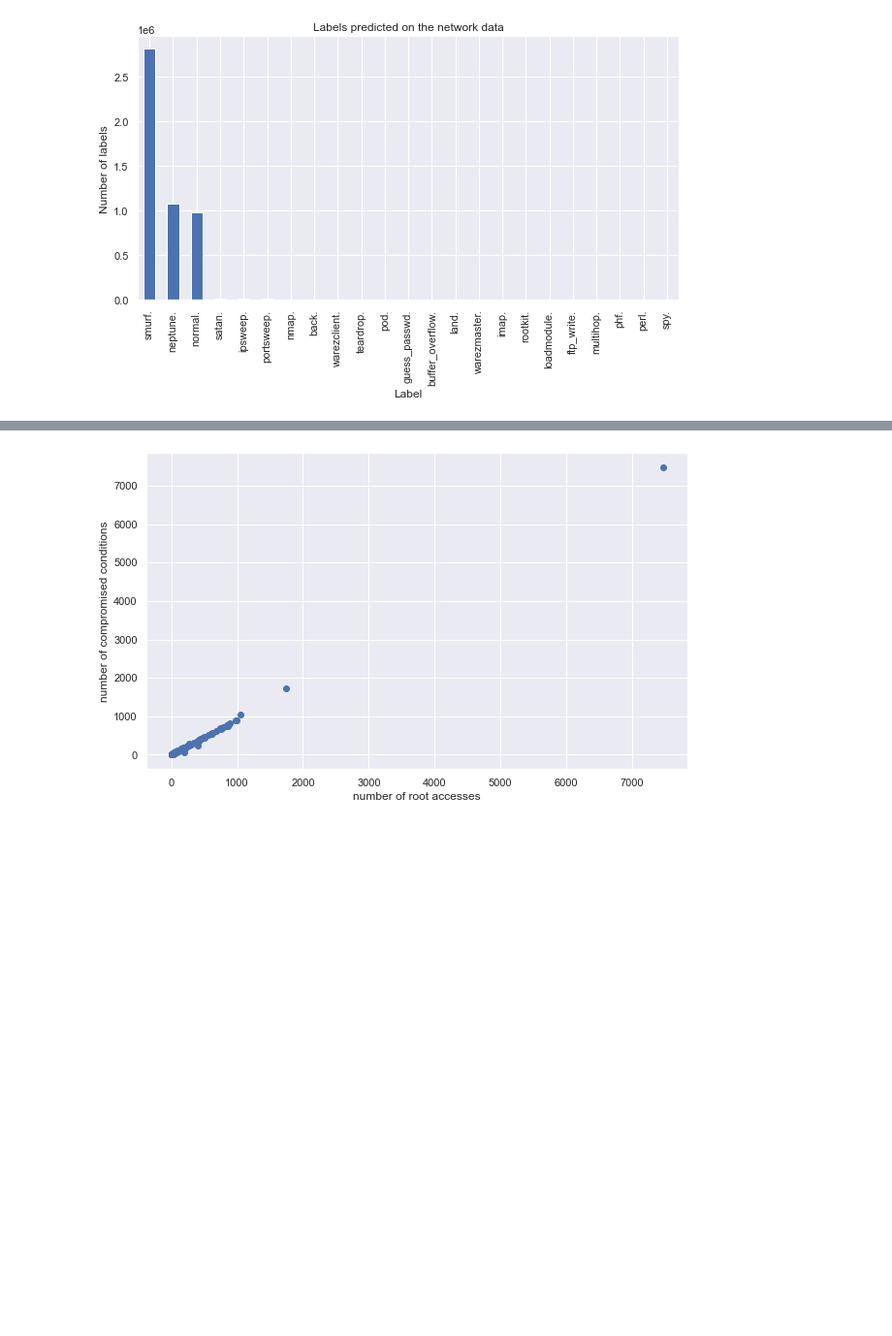
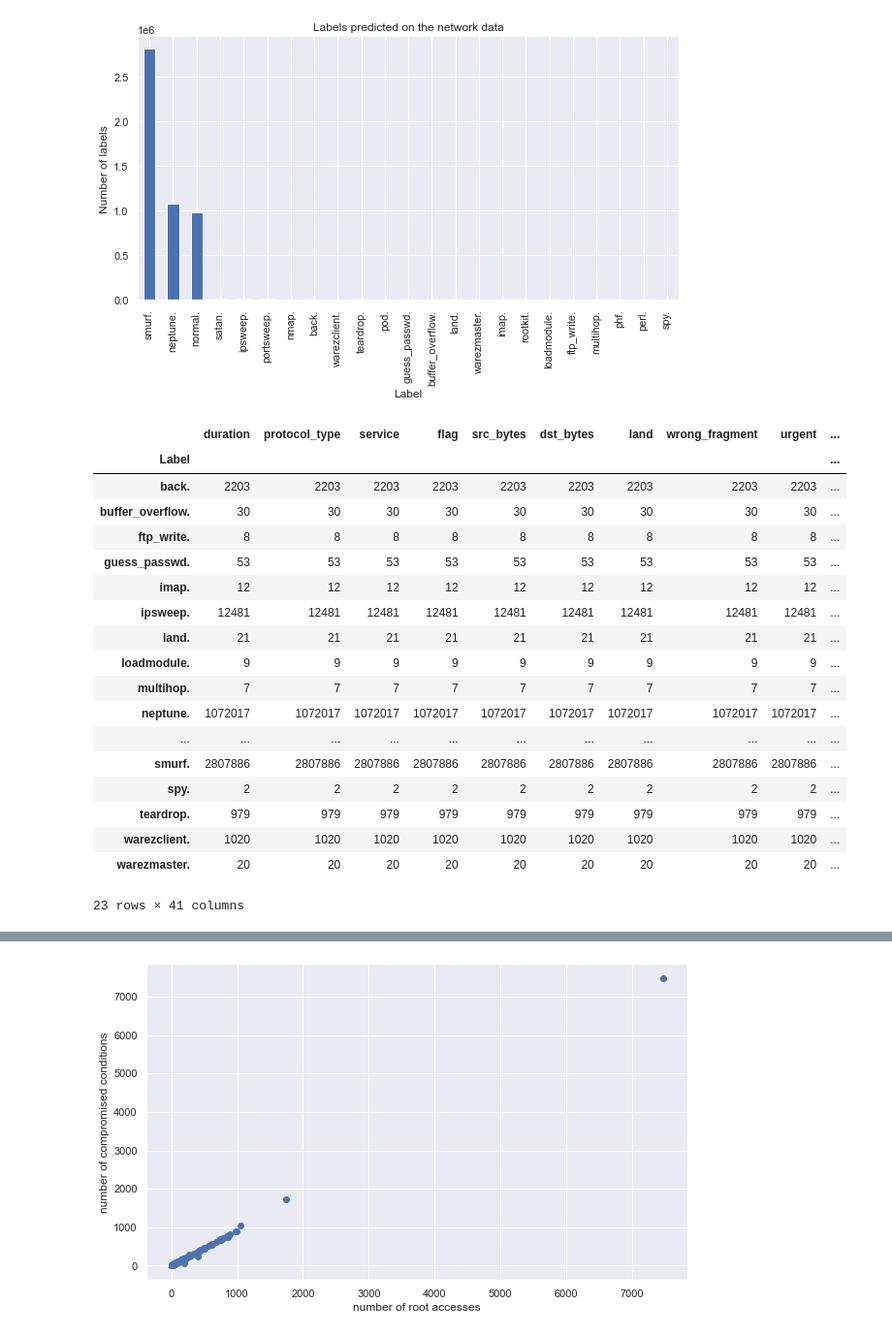
Before and after one commit to dkumares/w251-final-project, a Jupyter notebook: KDDData_EDA.ipynb, the cells around one changed output, grey strips where cells are left out. Shown at 97% size. Cells and saved outputs as stored; diff of their text form; code cells hidden in the pictures; blank space fills up the shorter version.

```diff
--- a/KDDData_EDA.ipynb
+++ b/KDDData_EDA.ipynb
@@ -172,3 +172,26 @@ plt.ylabel('Number of labels')
 plt.xlabel('Label');
 # %% [output]
 [figure]
+# %%
+# Count the number of labels across every feature
+df.groupby('Label').count()
+# %% [output]
+|  | duration | protocol_type | service | flag | src_bytes | dst_bytes | land | wrong_fragment | urgent | ... |
+| Label |  |  |  |  |  |  |  |  |  | ... |
+| back. | 2203 | 2203 | 2203 | 2203 | 2203 | 2203 | 2203 | 2203 | 2203 | ... |
+| buffer_overflow. | 30 | 30 | 30 | 30 | 30 | 30 | 30 | 30 | 30 | ... |
+| ftp_write. | 8 | 8 | 8 | 8 | 8 | 8 | 8 | 8 | 8 | ... |
+| guess_passwd. | 53 | 53 | 53 | 53 | 53 | 53 | 53 | 53 | 53 | ... |
+| imap. | 12 | 12 | 12 | 12 | 12 | 12 | 12 | 12 | 12 | ... |
+| ipsweep. | 12481 | 12481 | 12481 | 12481 | 12481 | 12481 | 12481 | 12481 | 12481 | ... |
+| land. | 21 | 21 | 21 | 21 | 21 | 21 | 21 | 21 | 21 | ... |
+| loadmodule. | 9 | 9 | 9 | 9 | 9 | 9 | 9 | 9 | 9 | ... |
+| multihop. | 7 | 7 | 7 | 7 | 7 | 7 | 7 | 7 | 7 | ... |
+| neptune. | 1072017 | 1072017 | 1072017 | 1072017 | 1072017 | 1072017 | 1072017 | 1072017 | 1072017 | ... |
+| ... | ... | ... | ... | ... | ... | ... | ... | ... | ... | ... |
+| smurf. | 2807886 | 2807886 | 2807886 | 2807886 | 2807886 | 2807886 | 2807886 | 2807886 | 2807886 | ... |
+| spy. | 2 | 2 | 2 | 2 | 2 | 2 | 2 | 2 | 2 | ... |
+| teardrop. | 979 | 979 | 979 | 979 | 979 | 979 | 979 | 979 | 979 | ... |
+| warezclient. | 1020 | 1020 | 1020 | 1020 | 1020 | 1020 | 1020 | 1020 | 1020 | ... |
+| warezmaster. | 20 | 20 | 20 | 20 | 20 | 20 | 20 | 20 | 20 | ... |
+23 rows × 41 columns
```
Also changed, not shown: parts of 2 cells of this notebook.
